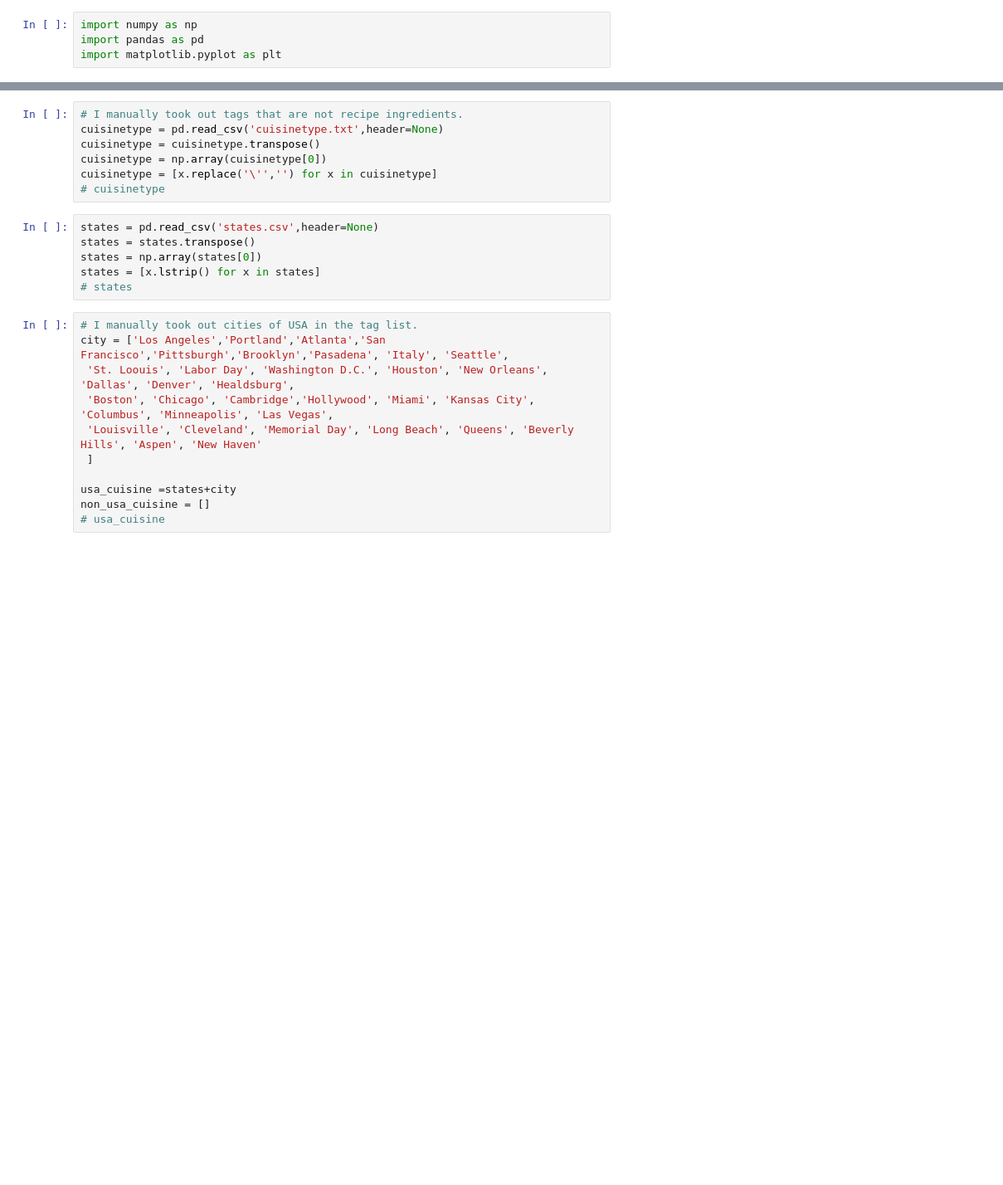
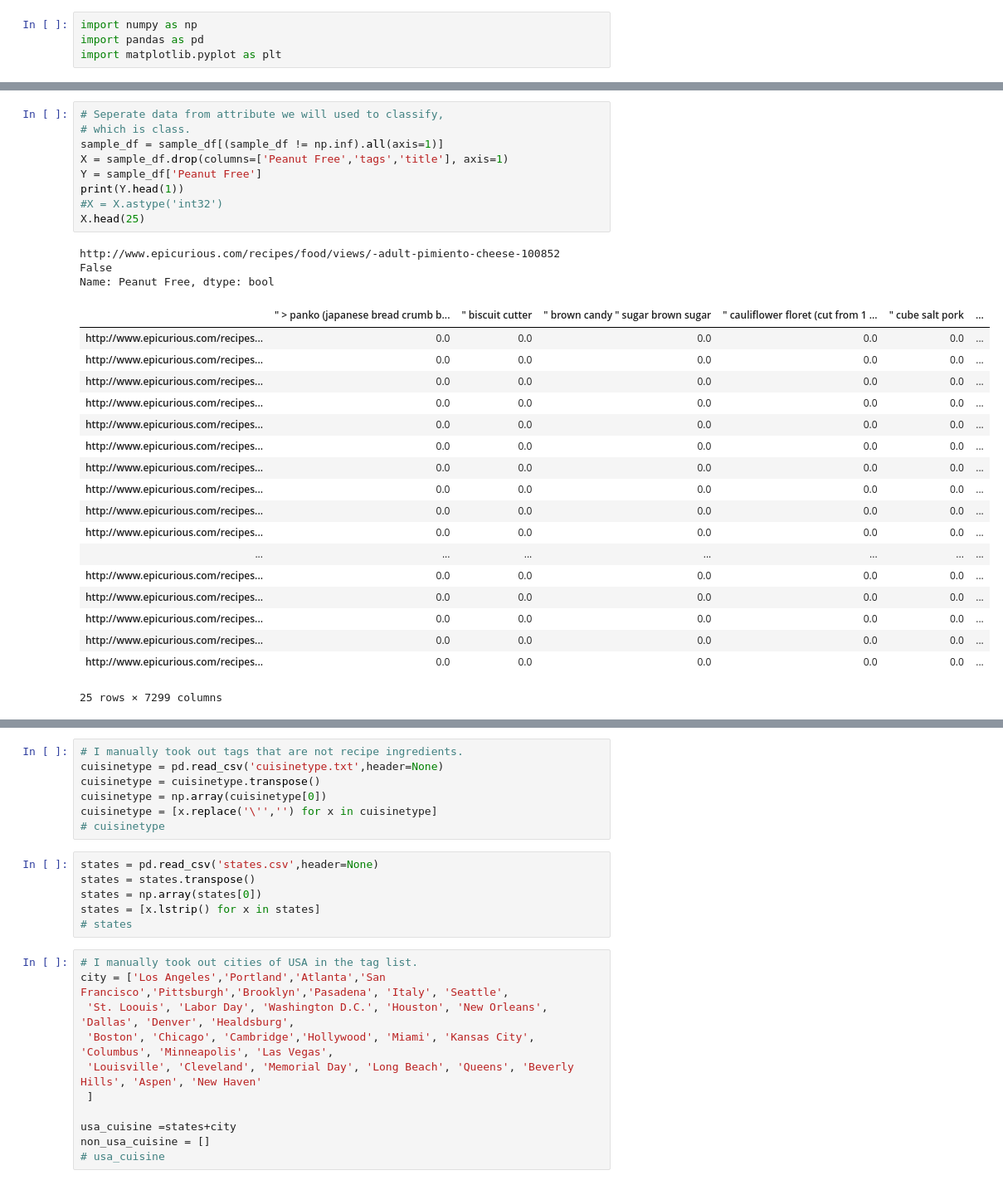
Before and after one commit to Sisyphus192/deep-dishes, a Jupyter notebook: notebooks/classification.ipynb, the cells around one changed output, grey strips where cells are left out. Shown at 83% size. Saved outputs shown, nothing was run; the diff lists cells and outputs as text; blank space fills up the shorter version.

```diff
--- a/notebooks/classification.ipynb
+++ b/notebooks/classification.ipynb
@@ -9,0 +156,30 @@ sample_df = epi_data_df.head(9000)
+# %%
+# Seperate data from attribute we will used to classify,
+# which is class.
+sample_df = sample_df[(sample_df != np.inf).all(axis=1)]
+X = sample_df.drop(columns=['Peanut Free','tags','title'], axis=1)
+Y = sample_df['Peanut Free']
+print(Y.head(1))
+#X = X.astype('int32')
+X.head(25)
+# %% [output]
+http://www.epicurious.com/recipes/food/views/-adult-pimiento-cheese-100852    False
+Name: Peanut Free, dtype: bool
+|  | " > panko (japanese bread crumb b... | " biscuit cutter | " brown candy " sugar brown sugar | " cauliflower floret (cut from 1 ... | " cube salt pork | ... |
+| http://www.epicurious.com/recipes... | 0.0 | 0.0 | 0.0 | 0.0 | 0.0 | ... |
+| http://www.epicurious.com/recipes... | 0.0 | 0.0 | 0.0 | 0.0 | 0.0 | ... |
+| http://www.epicurious.com/recipes... | 0.0 | 0.0 | 0.0 | 0.0 | 0.0 | ... |
+| http://www.epicurious.com/recipes... | 0.0 | 0.0 | 0.0 | 0.0 | 0.0 | ... |
+| http://www.epicurious.com/recipes... | 0.0 | 0.0 | 0.0 | 0.0 | 0.0 | ... |
+| http://www.epicurious.com/recipes... | 0.0 | 0.0 | 0.0 | 0.0 | 0.0 | ... |
+| http://www.epicurious.com/recipes... | 0.0 | 0.0 | 0.0 | 0.0 | 0.0 | ... |
+| http://www.epicurious.com/recipes... | 0.0 | 0.0 | 0.0 | 0.0 | 0.0 | ... |
+| http://www.epicurious.com/recipes... | 0.0 | 0.0 | 0.0 | 0.0 | 0.0 | ... |
+| http://www.epicurious.com/recipes... | 0.0 | 0.0 | 0.0 | 0.0 | 0.0 | ... |
+| ... | ... | ... | ... | ... | ... | ... |
+| http://www.epicurious.com/recipes... | 0.0 | 0.0 | 0.0 | 0.0 | 0.0 | ... |
+| http://www.epicurious.com/recipes... | 0.0 | 0.0 | 0.0 | 0.0 | 0.0 | ... |
+| http://www.epicurious.com/recipes... | 0.0 | 0.0 | 0.0 | 0.0 | 0.0 | ... |
+| http://www.epicurious.com/recipes... | 0.0 | 0.0 | 0.0 | 0.0 | 0.0 | ... |
+| http://www.epicurious.com/recipes... | 0.0 | 0.0 | 0.0 | 0.0 | 0.0 | ... |
+25 rows × 7299 columns
```
Also changed, not shown: parts of 65 cells of this notebook, 2 other files.
